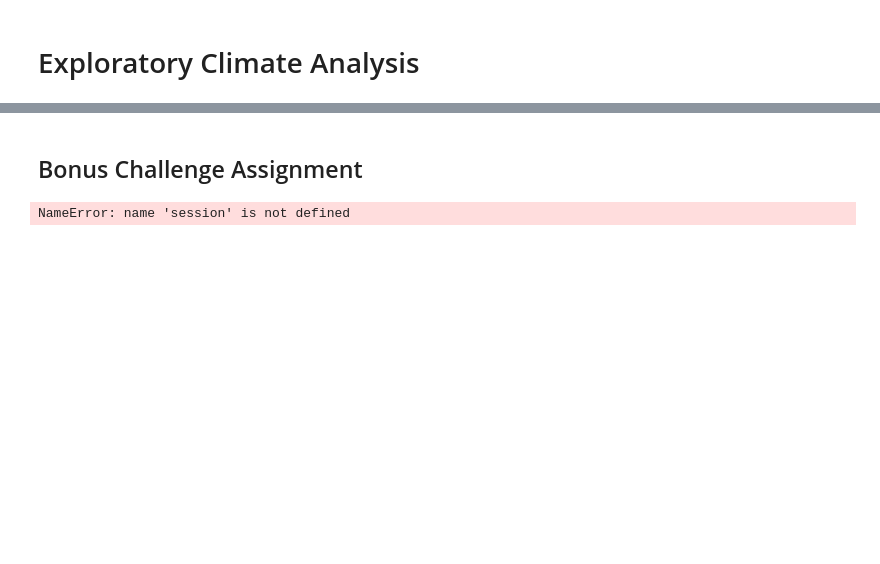
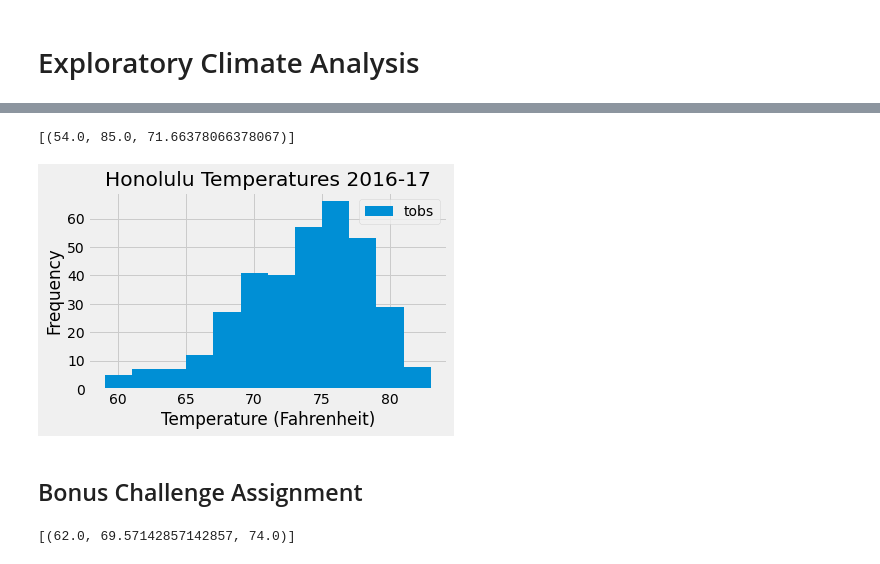
Before and after one commit to presitkaur/sqlalchemy-challenge, a Jupyter notebook: main.ipynb, the cells around one changed output, grey strips where cells are left out. Drawn from its saved outputs; the diff is of its cells as text; code cells hidden in the pictures; blank space fills up the shorter version.

```diff
--- a/main.ipynb
+++ b/main.ipynb
@@ -56,9 +108,34 @@ base.classes.keys()
 # %%
 # Using the station id from the previous query, calculate the lowest temperature recorded,
 # highest temperature recorded, and average temperature of the most active station?
+
+#Store the ID for the most active station to a variable
+station = "USC00519281"
+
+temps = session.query(func.min(measurement.tobs), func.max(measurement.tobs), func.avg(measurement.tobs)).filter(measurement.station == station).all()
+
+temps
+# %% [output]
+[(54.0, 85.0, 71.66378066378067)]
 # %%
 # Choose the station with the highest number of temperature observations.
 # Query the last 12 months of temperature observation data for this station and plot the results as a histogram
+
+active_station_temps = session.query(measurement.date, measurement.tobs).filter(measurement.station == station).filter(func.strftime("%Y-%m-%d", measurement.date) >= dt.date(2016,8,23)).all()
+
+precip_df_9281 = pd.DataFrame(active_station_temps)
+
+fig, ax = plt.subplots()
+precip_df_9281.plot.hist(bins = 12, ax = ax)
+
+ax.set_xlabel('Temperature (Fahrenheit)')
+ax.set_ylabel('Frequency')
+ax.set_title("Honolulu Temperatures 2016-17")
+
+plt.tight_layout()
+plt.show()
+# %% [output]
+[figure, added]
 # %% [markdown]
 ## Bonus Challenge Assignment
 # %%
@@ -75,13 +152,12 @@ def calc_temps(start_date, end_date):
         TMIN, TAVE, and TMAX
     """
 
-    return session.query(func.min(Measurement.tobs), func.avg(Measurement.tobs), func.max(Measurement.tobs)).\
-        filter(Measurement.date >= start_date).filter(Measurement.date <= end_date).all()
+    return session.query(func.min(measurement.tobs), func.avg(measurement.tobs), func.max(measurement.tobs)).filter(measurement.date >= start_date).filter(measurement.date <= end_date).all()
 
 # function usage example
 print(calc_temps('2012-02-28', '2012-03-05'))
 # %% [output]
-NameError: name 'session' is not defined
+[(62.0, 69.57142857142857, 74.0)]
 # %%
 # Use your previous function `calc_temps` to calculate the tmin, tavg, and tmax
 # for your trip using the previous year's data for those same dates.
```
Also changed, not shown: parts of 6 cells of this notebook.
